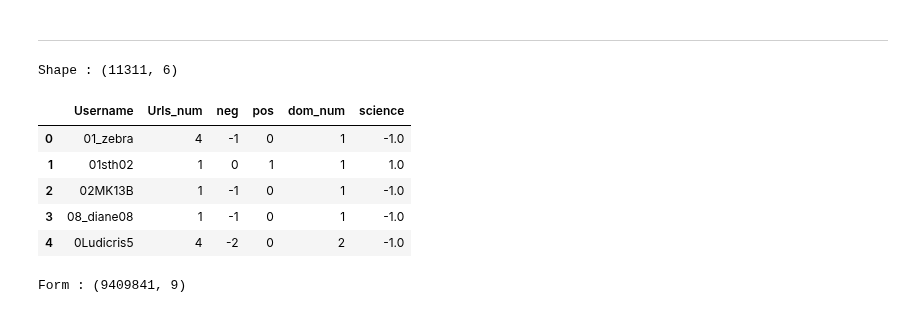
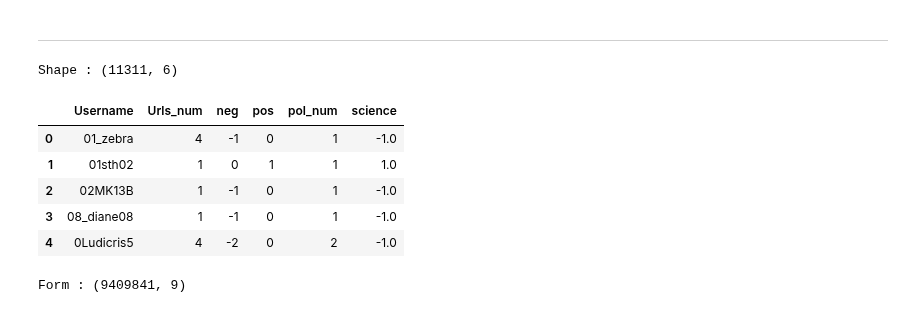
Before and after one commit to MoSamani/BA, a Jupyter notebook: Plots/Tweets von Benutzer mit polarisierten Ansichten/Tweets_der_Benutzer_mit_wissenschaftlichen_Ansichten.ipynb, the cells around one changed output. Drawn from its saved outputs; the diff is of its cells as text; code cells hidden in the pictures.

```diff
--- a/Plots/Tweets von Benutzer mit polarisierten Ansichten/Tweets_der_Benutzer_mit_wissenschaftlichen_Ansichten.ipynb
+++ b/Plots/Tweets von Benutzer mit polarisierten Ansichten/Tweets_der_Benutzer_mit_wissenschaftlichen_Ansichten.ipynb
@@ -122,14 +122,14 @@ with open(pfad_tsv3, 'w', newline='', encoding="utf-8") as out_file:
 # %%
 #Die Dataframe, die Informationen über die Domäne enthält und sich auf Benutzer mit bekannten wissenschatflichen Meinungen bezieht, wird gelesen.
 pfad_tsv1 = 'C:/Mo/tweetDB/tweetscov19/TweetsCov19_tsv/data_sample/dom_label/tweetskb_unique_user_dom_science.tsv'
 
-df_tweetskb_science = pd.read_csv(pfad_tsv1, sep='\t', error_bad_lines=False, names=['Username', 'Urls_num', 'neg', 'pos', 'dom_num', 'science'])
+df_tweetskb_science = pd.read_csv(pfad_tsv1, sep='\t', error_bad_lines=False, names=['Username', 'Urls_num', 'neg', 'pos', 'pol_num', 'science'])
 pd.options.display.max_columns = None
 print('Shape :', df_tweetskb_science.shape)
 df_tweetskb_science.head()
 # %% [output]
 Shape : (11311, 6)
-|  | Username | Urls_num | neg | pos | dom_num | science |
+|  | Username | Urls_num | neg | pos | pol_num | science |
 | 0 | 01_zebra | 4 | -1 | 0 | 1 | -1.0 |
 | 1 | 01sth02 | 1 | 0 | 1 | 1 | 1.0 |
 | 2 | 02MK13B | 1 | -1 | 0 | 1 | -1.0 |
```
Also changed, not shown: 1 other file.
